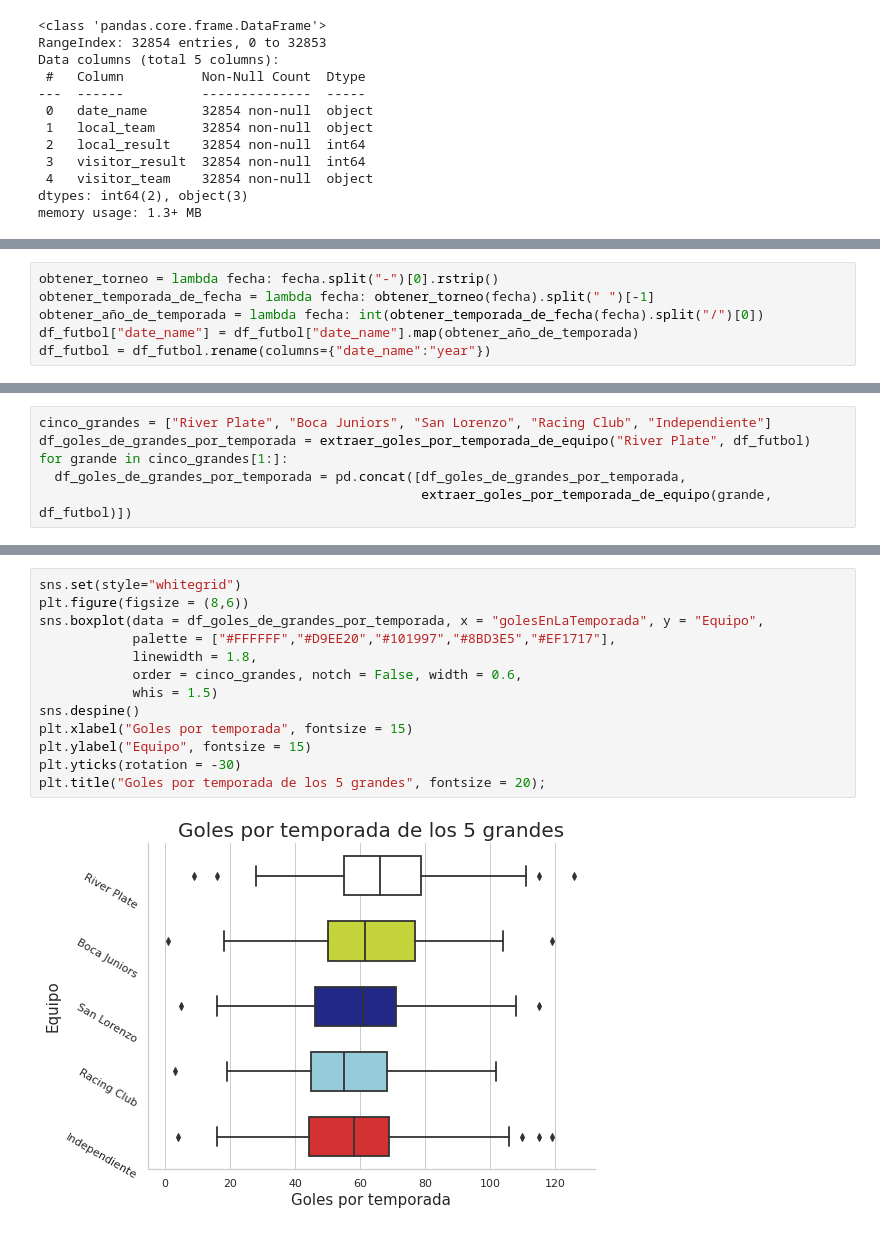
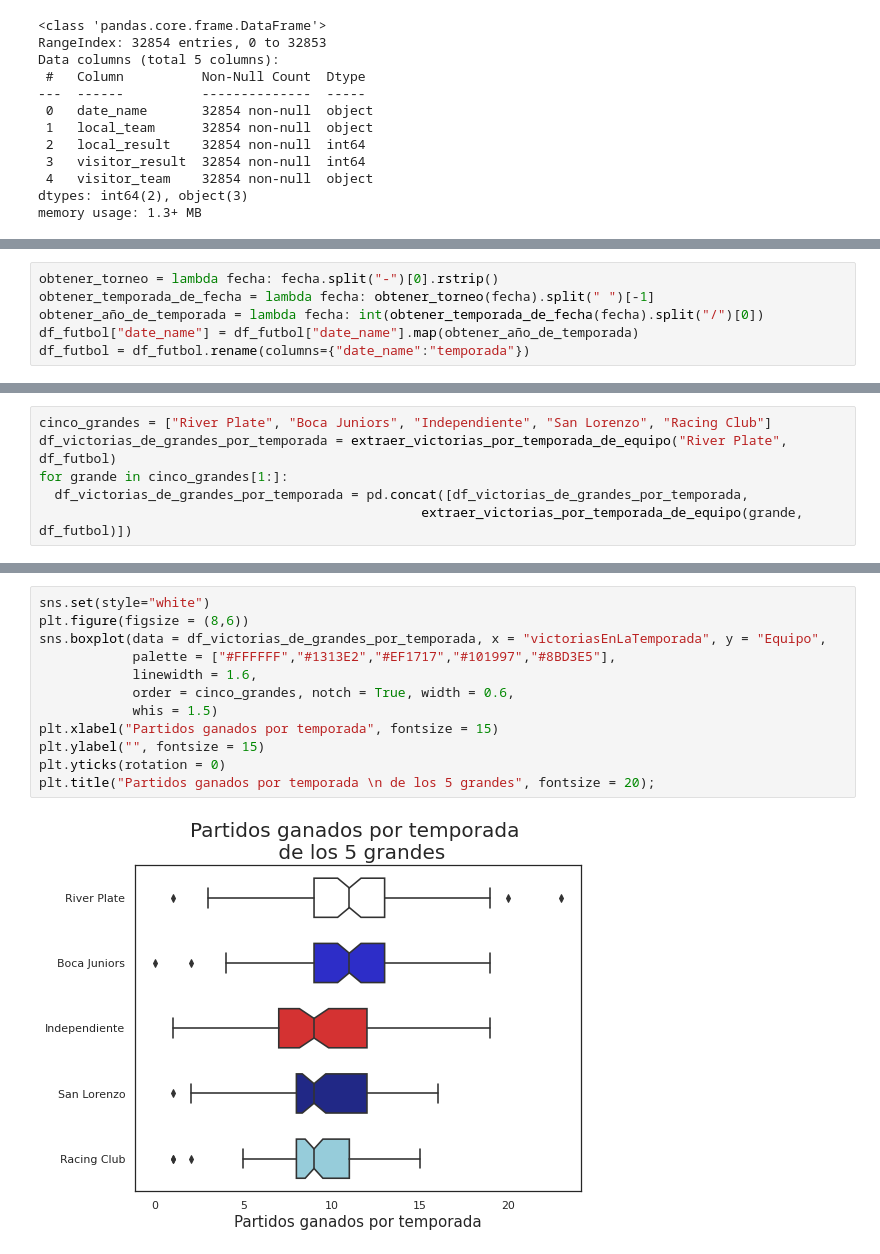
Before and after one commit to Nacho2904/orga_de_datos, a Jupyter notebook: tp_1.ipynb, the cells around one changed output, grey strips where cells are left out. Saved outputs shown, nothing was run; the diff lists cells and outputs as text.

```diff
--- a/tp_1.ipynb
+++ b/tp_1.ipynb
@@ -1516,4 +1507,4 @@ obtener_torneo = lambda fecha: fecha.split("-")[0].rstrip()
 obtener_temporada_de_fecha = lambda fecha: obtener_torneo(fecha).split(" ")[-1]
 obtener_año_de_temporada = lambda fecha: int(obtener_temporada_de_fecha(fecha).split("/")[0])
 df_futbol["date_name"] = df_futbol["date_name"].map(obtener_año_de_temporada)
-df_futbol = df_futbol.rename(columns={"date_name":"year"})
+df_futbol = df_futbol.rename(columns={"date_name":"temporada"})
@@ -1534,9 +1527,9 @@ def extraer_goles_por_temporada_de_equipo(equipo:str, df_futbol:pd.DataFrame) ->
 # %%
-cinco_grandes = ["River Plate", "Boca Juniors", "San Lorenzo", "Racing Club", "Independiente"]
-df_goles_de_grandes_por_temporada = extraer_goles_por_temporada_de_equipo("River Plate", df_futbol)
+cinco_grandes = ["River Plate", "Boca Juniors", "Independiente", "San Lorenzo", "Racing Club"]
+df_victorias_de_grandes_por_temporada = extraer_victorias_por_temporada_de_equipo("River Plate", df_futbol)
 for grande in cinco_grandes[1:]:
-  df_goles_de_grandes_por_temporada = pd.concat([df_goles_de_grandes_por_temporada,
-                                                 extraer_goles_por_temporada_de_equipo(grande, df_futbol)])
+  df_victorias_de_grandes_por_temporada = pd.concat([df_victorias_de_grandes_por_temporada,
+                                                 extraer_victorias_por_temporada_de_equipo(grande, df_futbol)])
 # %% [output]
 A value is trying to be set on a copy of a slice from a DataFrame.
 Try using .loc[row_indexer,col_indexer] = value instead
@@ -1567,15 +1539,14 @@ df_goles_de_grandes_por_temporada
 # %%
-sns.set(style="whitegrid")
+sns.set(style="white")
 plt.figure(figsize = (8,6))
-sns.boxplot(data = df_goles_de_grandes_por_temporada, x = "golesEnLaTemporada", y = "Equipo",
-            palette = ["#FFFFFF","#D9EE20","#101997","#8BD3E5","#EF1717"],
-            linewidth = 1.8,
-            order = cinco_grandes, notch = False, width = 0.6,
+sns.boxplot(data = df_victorias_de_grandes_por_temporada, x = "victoriasEnLaTemporada", y = "Equipo",
+            palette = ["#FFFFFF","#1313E2","#EF1717","#101997","#8BD3E5"],
+            linewidth = 1.6,
+            order = cinco_grandes, notch = True, width = 0.6,
             whis = 1.5)
-sns.despine()
-plt.xlabel("Goles por temporada", fontsize = 15)
-plt.ylabel("Equipo", fontsize = 15)
-plt.yticks(rotation = -30)
-plt.title("Goles por temporada de los 5 grandes", fontsize = 20);
+plt.xlabel("Partidos ganados por temporada", fontsize = 15)
+plt.ylabel("", fontsize = 15)
+plt.yticks(rotation = 0)
+plt.title("Partidos ganados por temporada \n de los 5 grandes", fontsize = 20);
 # %% [output]
-[figure, old version]
+[figure, new version]
```
Also changed, not shown: parts of 11 cells of this notebook.
